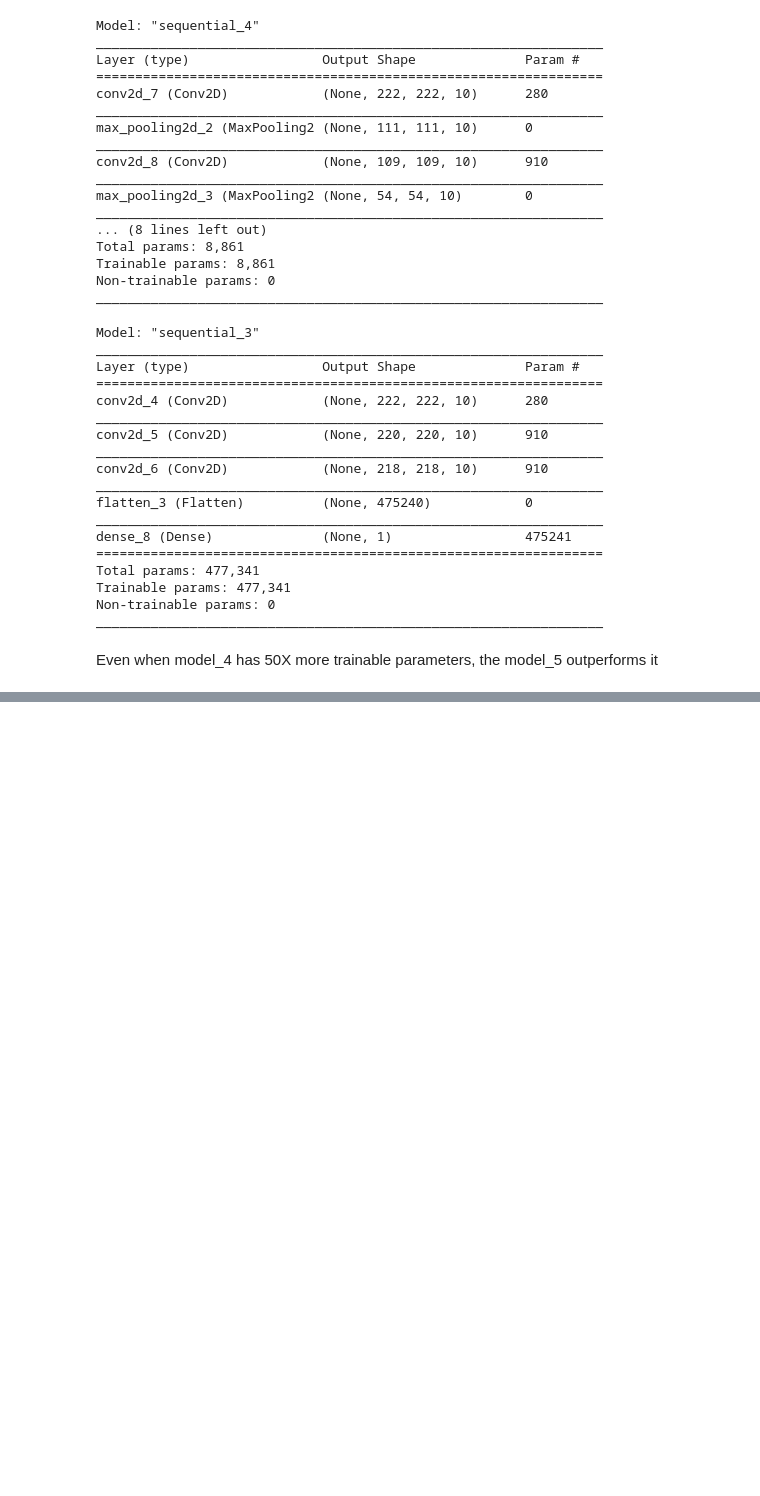
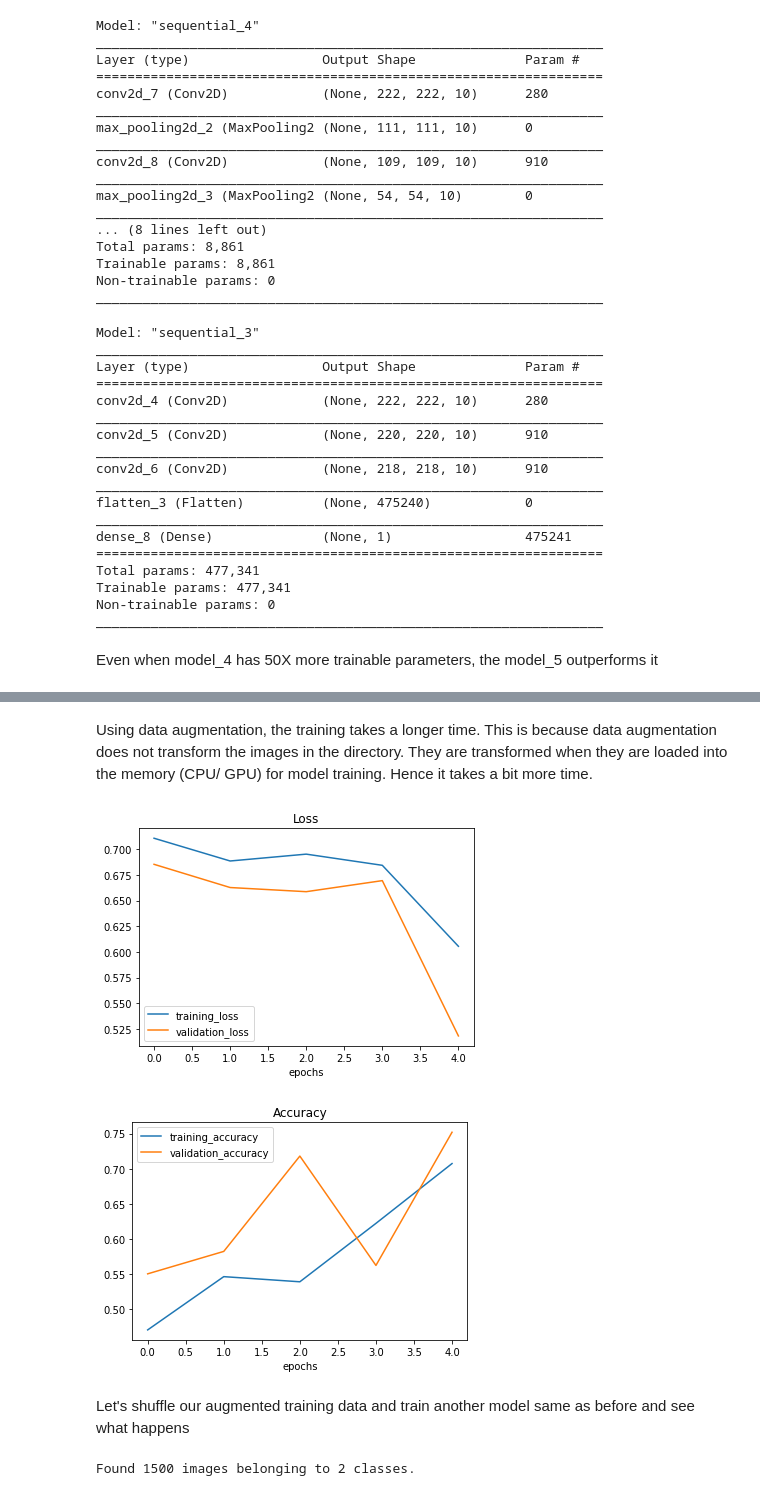
Before and after one commit to shashwat9kumar/ML-And-DataScience, a Jupyter notebook: Tensorflow/03_introduction_to_computer_vision_using_tensorflow.ipynb, the cells around one changed output, grey strips where cells are left out. Drawn from its saved outputs; the diff is of its cells as text; code cells hidden in the pictures; blank space fills up the shorter version.

```diff
--- a/Tensorflow/03_introduction_to_computer_vision_using_tensorflow.ipynb
+++ b/Tensorflow/03_introduction_to_computer_vision_using_tensorflow.ipynb
@@ -1020,0 +1110,28 @@ plot_loss_curve(history_5)
+# %%
+tf.random.set_seed(42)
+
+# Create a model
+model_6 = Sequential(
+    [
+     Conv2D(10,3,activation="relu", input_shape=(224,224,3)),
+     MaxPool2D(pool_size=2),
+     Conv2D(10,3,activation="relu"),
+     MaxPool2D(pool_size=2),
+     Conv2D(10,3,activation="relu"),
+     MaxPool2D(pool_size=2),
+     Flatten(),
+     Dense(1, activation="sigmoid")
+    ]
+)
+
+# Compile the model
+model_6.compile(loss="binary_crossentropy",
+                optimizer=Adam(),
+                metrics=["accuracy"])
+
+# Fit the model
+history_6 = model_6.fit(train_data_augmented, # Fitting model_6 on augmented traiing data
+                        epochs=5,
+                        steps_per_epoch=len(train_data_augmented),
+                        validation_data=test_data,
+                        validation_steps=len(test_data))
@@ -1020,0 +1149,19 @@ plot_loss_curve(history_5)
+# %% [markdown]
+Using data augmentation, the training takes a longer time. This is because data augmentation does not transform the images in the directory. They are transformed when they are loaded into the memory (CPU/ GPU) for model training. Hence it takes a bit more time.
+# %%
+# Check our models training curve
+plot_loss_curve(history_6)
+# %% [output]
+[figure, added]
+[figure, added]
+# %% [markdown]
+Let's shuffle our augmented training data and train another model same as before and see what happens
+# %%
+# Import data and augment it and shuffle it from the training directory
+train_data_augmented_shuffled = train_datagen_augmented.flow_from_directory(train_dir,
+                                                                            target_size=(224,224),
+                                                                            class_mode="binary",
+                                                                            batch_size=32,
+                                                                            shuffle=True) # Shuffle data this time
+# %% [output]
+Found 1500 images belonging to 2 classes.
```
Also changed, not shown: parts of 44 cells of this notebook.
